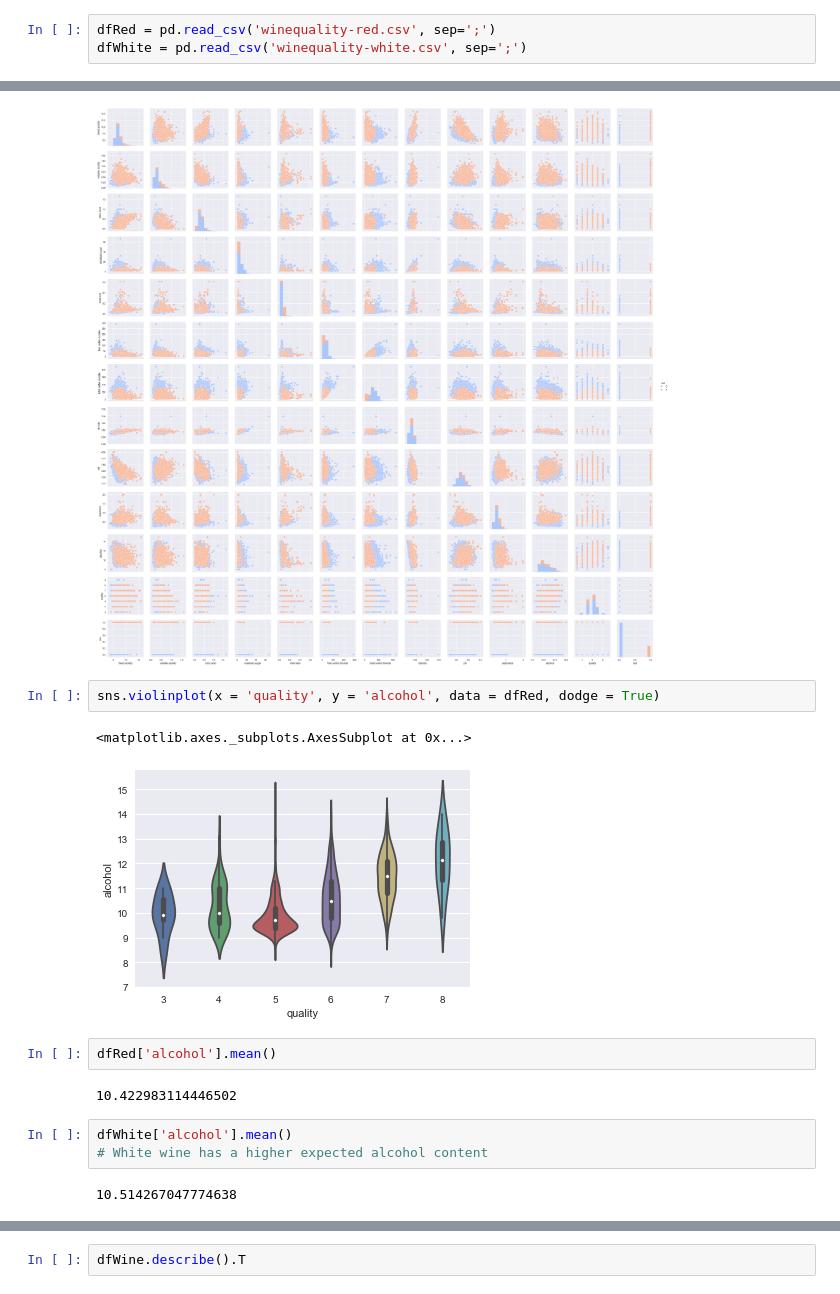
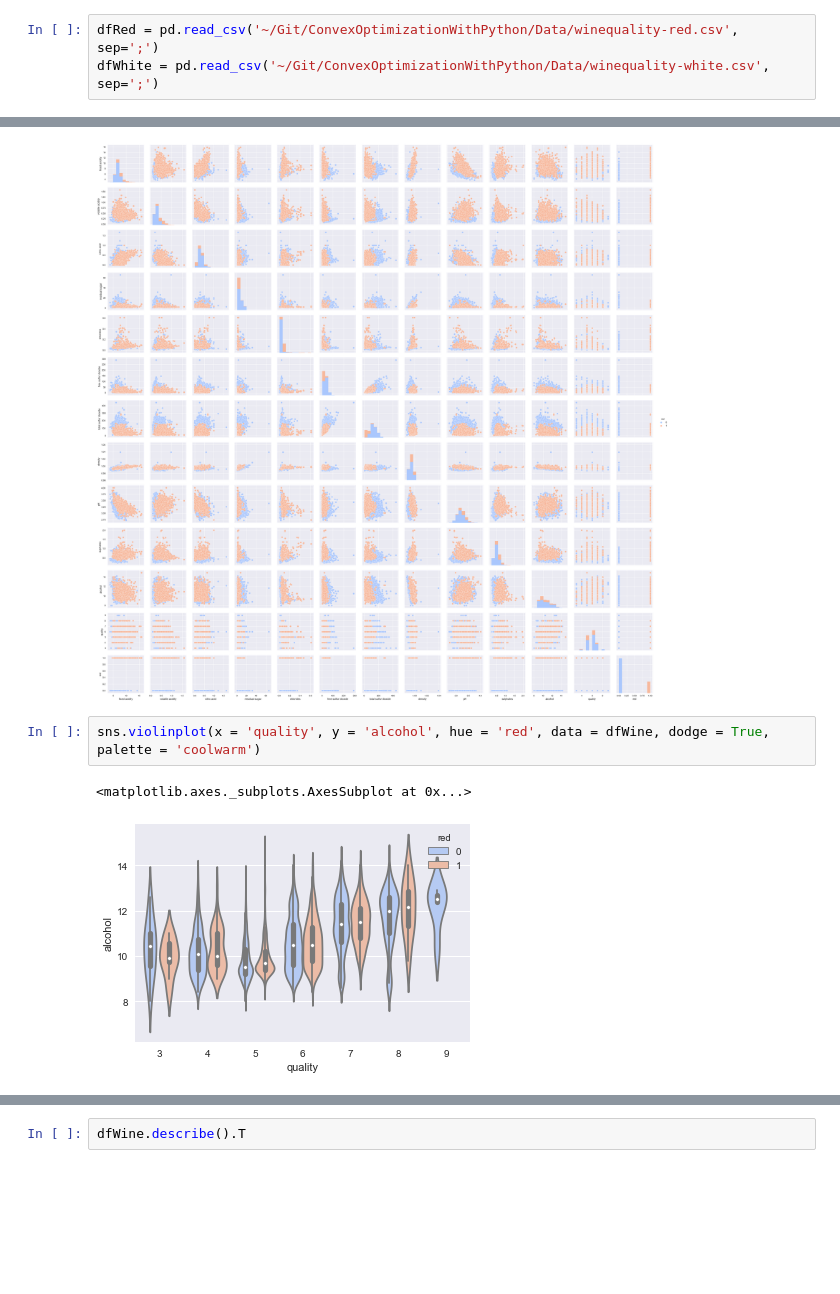
Before and after one commit to ChristopherDaigle/ConvexOptimizationWithPython, a Jupyter notebook: General/DaigleWineWork.ipynb, the cells around one changed output, grey strips where cells are left out. Saved outputs shown, nothing was run; the diff lists cells and outputs as text; blank space fills up the shorter version.

```diff
--- a/General/DaigleWineWork.ipynb
+++ b/General/DaigleWineWork.ipynb
@@ -10,8 +10,8 @@ from sklearn.linear_model import LogisticRegression
 plt.show()
 sns.set()
 # %%
-dfRed = pd.read_csv('winequality-red.csv', sep=';')
-dfWhite = pd.read_csv('winequality-white.csv', sep=';')
+dfRed = pd.read_csv('~/Git/ConvexOptimizationWithPython/Data/winequality-red.csv', sep=';')
+dfWhite = pd.read_csv('~/Git/ConvexOptimizationWithPython/Data/winequality-white.csv', sep=';')
 # %%
 dfRed.head()
 # %% [output]
@@ -46,16 +53,7 @@ sns.pairplot(dfWine, hue = 'red', palette = 'coolwarm')
 <seaborn.axisgrid.PairGrid at 0x...>
 [figure]
 # %%
-sns.violinplot(x = 'quality', y = 'alcohol', data = dfRed, dodge = True)
+sns.violinplot(x = 'quality', y = 'alcohol', hue = 'red', data = dfWine, dodge = True, palette = 'coolwarm')
 # %% [output]
 <matplotlib.axes._subplots.AxesSubplot at 0x...>
-[figure, old version]
+[figure, new version]
-# %%
-dfRed['alcohol'].mean()
-# %% [output]
-10.422983114446502
-# %%
-dfWhite['alcohol'].mean()
-# White wine has a higher expected alcohol content
-# %% [output]
-10.514267047774638
```
Also changed, not shown: parts of 11 cells of this notebook.
